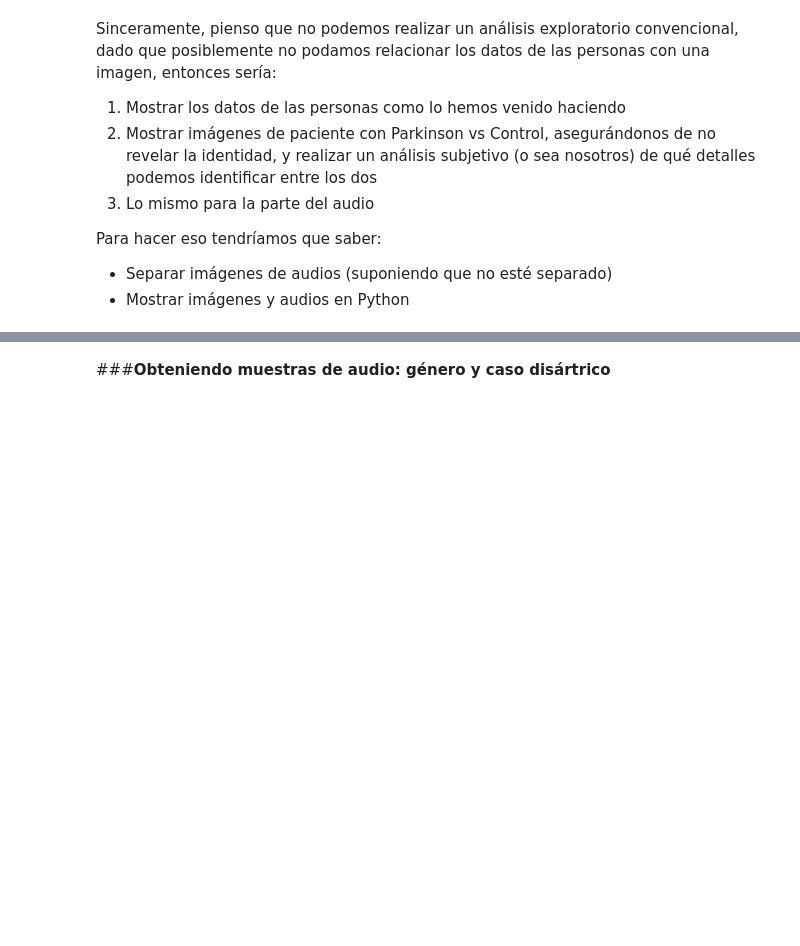
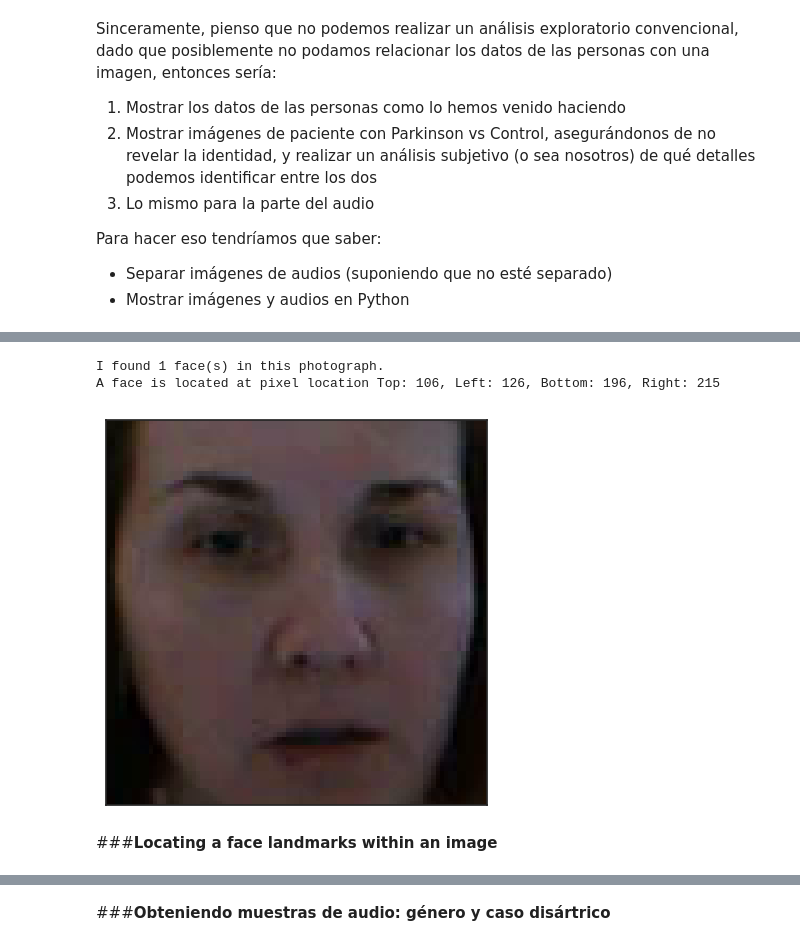
Before and after one commit to AndresFelipeMunozAguilar/Proyecto_Final_IA1_UIS, a Jupyter notebook: Análisis_Multimodal_de_Síntomas_en_la_Enfermedad_de_Parkinson.ipynb, the cells around one changed output, grey strips where cells are left out. Cells and saved outputs as stored; diff of their text form; code cells hidden in the pictures; blank space fills up the shorter version.

```diff
--- a/Análisis_Multimodal_de_Síntomas_en_la_Enfermedad_de_Parkinson.ipynb
+++ b/Análisis_Multimodal_de_Síntomas_en_la_Enfermedad_de_Parkinson.ipynb
@@ -108,0 +201,28 @@ Para hacer eso tendríamos que saber:
+# %%
+import face_recognition
+face_locations = face_recognition.face_locations(image)
+
+# https://github.com/ageitgey/face_recognition/blob/master/examples/find_faces_in_picture.py
+from PIL import Image
+
+print("I found {} face(s) in this photograph.".format(len(face_locations)))
+
+for face_location in face_locations:
+
+    # Print the location of each face in this image
+    top, right, bottom, left = face_location
+    print("A face is located at pixel location Top: {}, Left: {}, Bottom: {}, Right: {}".format(top, left, bottom, right))
+
+    # You can access the actual face itself like this:
+    face_image = image[top:bottom, left:right]
+    fig, ax = plt.subplots(1,1, figsize=(5, 5))
+    plt.grid(False)
+    ax.xaxis.set_visible(False)
+    ax.yaxis.set_visible(False)
+    ax.imshow(face_image)
+# %% [output]
+I found 1 face(s) in this photograph.
+A face is located at pixel location Top: 106, Left: 126, Bottom: 196, Right: 215
+[figure, added]
+# %% [markdown]
+###**Locating a face landmarks within an image**
```
Also changed, not shown: parts of 21 cells of this notebook.
